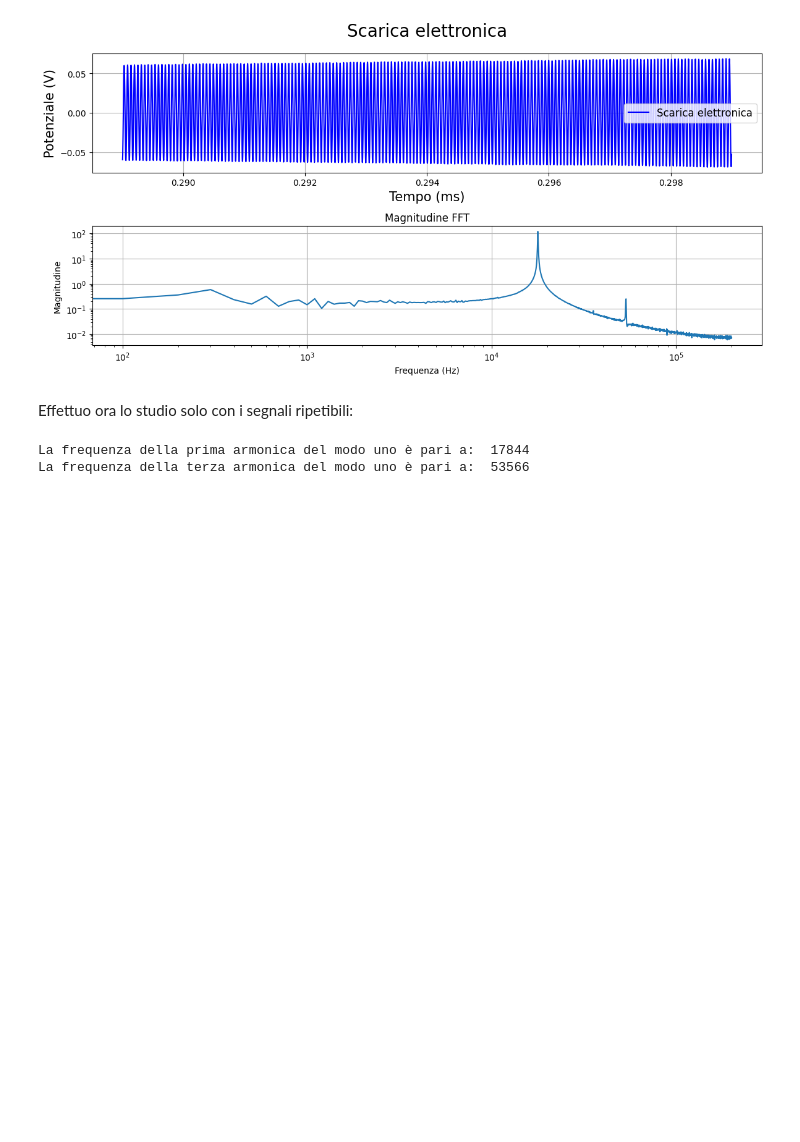
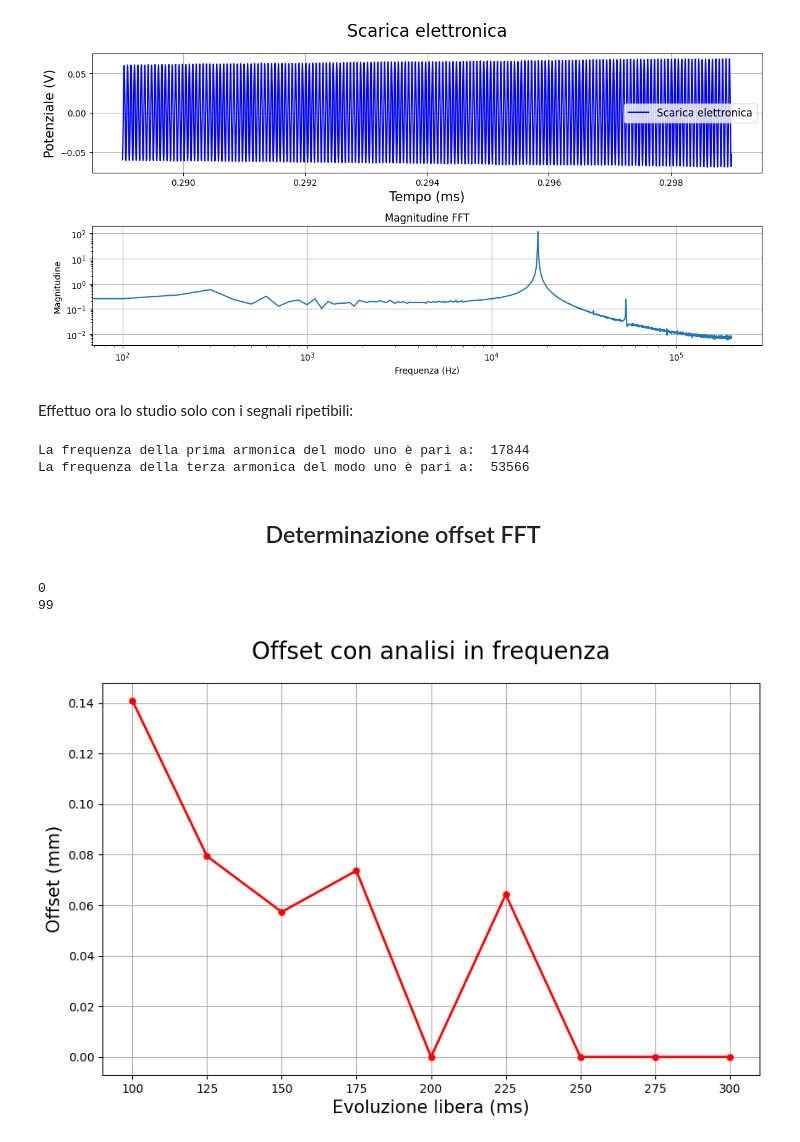
Before and after one commit to Negrini085/LaboPlasmi, a Jupyter notebook: Esperienze/Esperienza 1/esp1.ipynb, the cells around one changed output. Saved outputs shown, nothing was run; the diff lists cells and outputs as text; code cells hidden in the pictures; blank space fills up the shorter version.

```diff
--- a/Esperienze/Esperienza 1/esp1.ipynb
+++ b/Esperienze/Esperienza 1/esp1.ipynb
@@ -2196,10 +2208,10 @@ Effettuo ora lo studio solamente con i segnali ripetibili:
 # %%
 rip275 = [1, 2, 3, 4, 5, 6, 7, 8, 9, 10]
 # %%
-f1_275 = 0; f3_275 = 0
+f1_275 = 0; f3_275 = 0; a1_275 = 0; a3_275 = 0
 udmt = 0.001; tmin = 0.265; tmax = 0.274
 appo = fft_offset('Dati/Signals/series9_275ms/segnale', rip = rip275, udmt = udmt, tmin = tmin, tmax = tmax)
-f1_275 = appo[0]; f3_275 = appo[1]
+f1_275 = appo[0]; f3_275 = appo[1]; a1_275 = appo[2]; a3_275 = appo[3]
 
 print('La frequenza della prima armonica del modo uno è pari a: ', round(f1_275, 6))
 print('La frequenza della terza armonica del modo uno è pari a: ', round(f3_275, 6))
@@ -2314,10 +2326,10 @@ Effettuo ora lo studio solo con i segnali ripetibili:
 # %%
 rip300 = [2, 3, 5, 6, 8, 9, 10, 11, 12, 13, 14, 15, 17, 18, 19, 20, 23, 25, 27, 28, 29, 30, 32, 33, 34, 35, 36, 37, 38, 41, 42, 43, 44, 45, 46, 47, 48, 49, 50]
 # %%
-f1_300 = 0; f3_300 = 0
+f1_300 = 0.0; f3_300 = 0.0; a1_300 = 0.0; a3_300 = 0.0
 udmt = 0.001; tmin = 0.289; tmax = 0.299
 appo = fft_offset('Dati/Signals/series2_300ms/segnale', rip = rip300, udmt = udmt, tmin = tmin, tmax = tmax)
-f1_300 = appo[0]; f3_300 = appo[1]
+f1_300 = appo[0]; f3_300 = appo[1]; a1_300 = appo[2]; a3_300 = appo[3]
 
 print('La frequenza della prima armonica del modo uno è pari a: ', round(f1_300, 6))
 print('La frequenza della terza armonica del modo uno è pari a: ', round(f3_300, 6))
@@ -2326,3 +2338,51 @@ del appo, udmt, tmin, tmax
 # %% [output]
 La frequenza della prima armonica del modo uno è pari a:  17844
 La frequenza della terza armonica del modo uno è pari a:  53566
+# %% [markdown]
+<center>
+
+## Determinazione offset FFT
+
+<center>
+# %%
+def int_guad(freq_guad, guad, f):
+    ind = 0
+
+    # Determino indice nel vettore delle frequenze
+    for i in range(0, len(freq_guad)):
+        if freq_guad[i] > f:
+            ind = i
+            break
+
+    return guad[ind-1] + (guad[ind] - guad[ind-1])/(freq_guad[ind] - freq_guad[ind-1]) * (f - freq_guad[ind-1])
+# %%
+freq1 = np.array([f1_100, f1_125, f1_150, f1_175, f1_200, f1_225, f1_250, f1_275, f1_300])
+freq3 = np.array([f3_100, f3_125, f3_150, f3_175, f3_200, f3_225, f3_250, f3_275, f3_300])
+
+amp1 = np.array([a1_100, a1_125, a1_150, a1_175, a1_200, a1_225, a1_250, a1_275, a1_300])
+amp3 = np.array([a3_100, a3_125, a3_150, a3_175, a3_200, a3_225, a3_250, a3_275, a3_300])
+
+print(a3_200)
+print(a1_200)
+
+offset_freq = np.zeros(9)
+for i in range(0, len(offset_freq)):
+    offset_freq[i] = np.sqrt((amp3[i]/amp1[i])) * (int_guad(freq_g, rms_g, freq1[i])/int_guad(freq_g, rms_g, freq3[i]))
+# %% [output]
+0
+99
+# %%
+t_evlib = np.array([100, 125, 150, 175, 200, 225, 250, 275, 300])
+
+
+fig = plt.figure(figsize = (10, 6))
+
+plt.plot(t_evlib, offset_freq, color = 'r', linestyle = '-', marker = '.', markersize = 10,linewidth = 2)
+plt.xlabel("Evoluzione libera (ms)", fontsize = 15); plt.ylabel("Offset (mm)", fontsize = 15); plt.grid(True)
+plt.title(f"Offset con analisi in frequenza", fontsize = 20, pad = 20)
+
+plt.show()
+
+del t_evlib
+# %% [output]
+[figure, added]
```
Also changed, not shown: parts of 11 cells of this notebook.
